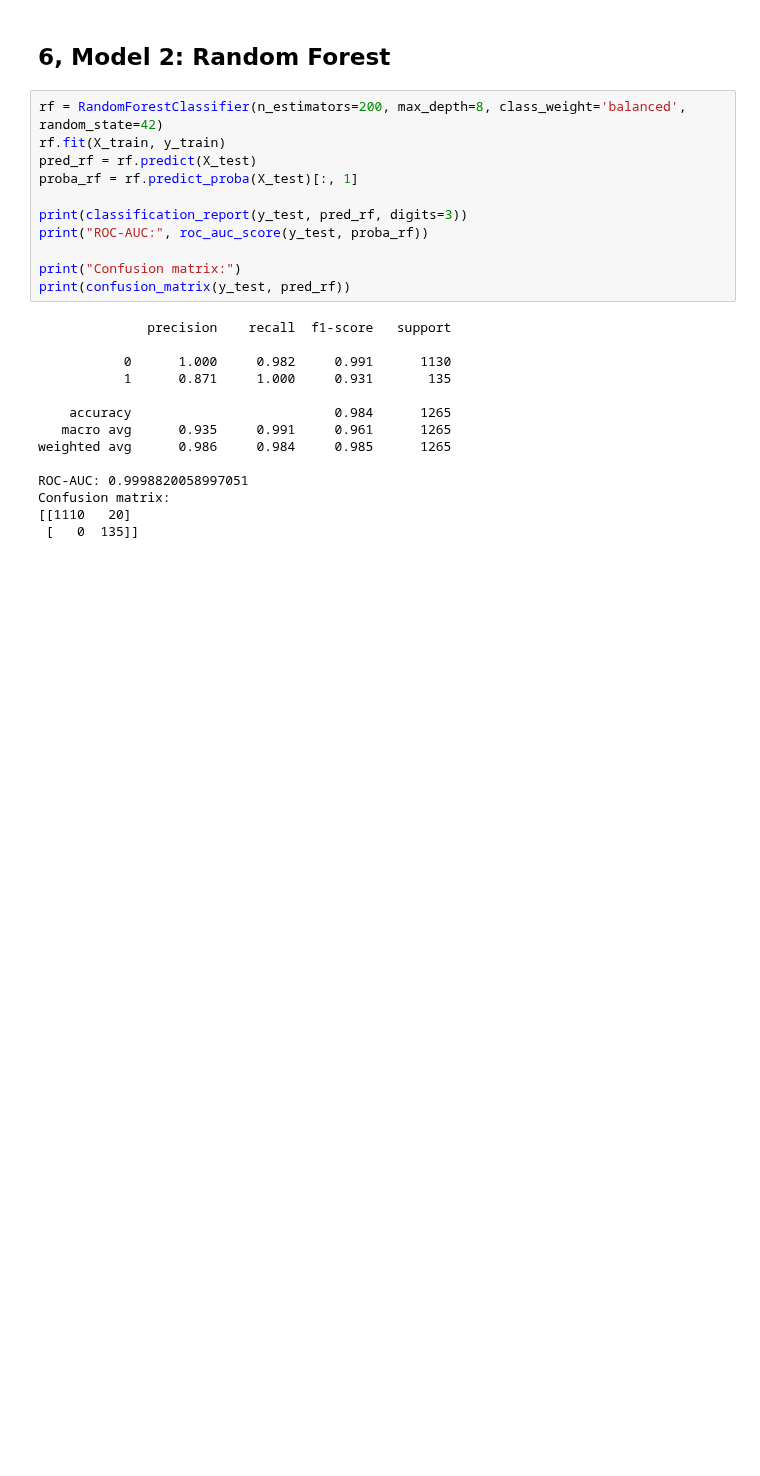
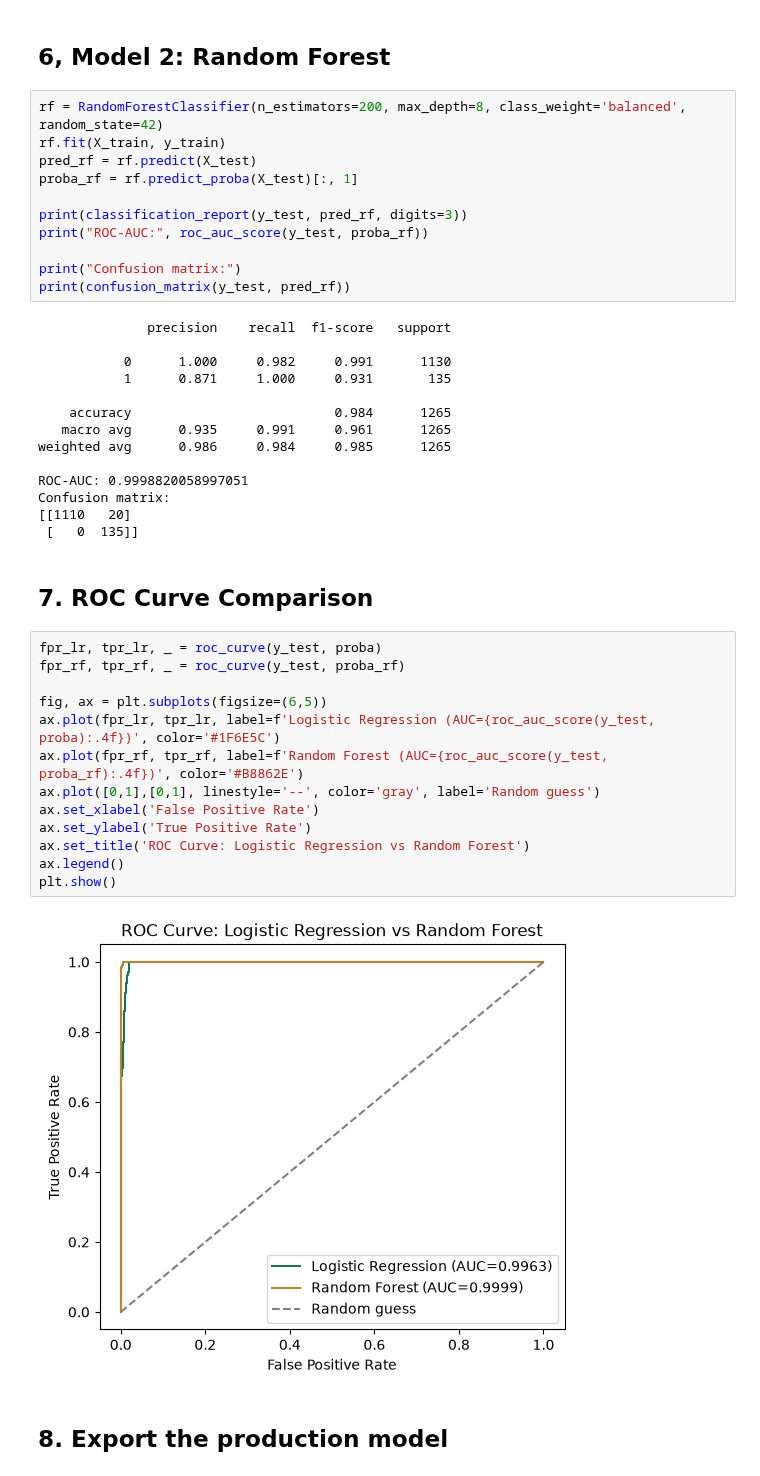
Before and after one commit to sumitadhikari7/SecureHub, a Jupyter notebook: machine-learning/Shill_Bidding_Model_Training.ipynb, the cells around one changed output. Saved outputs shown, nothing was run; the diff lists cells and outputs as text; blank space fills up the shorter version.

```diff
--- a/machine-learning/Shill_Bidding_Model_Training.ipynb
+++ b/machine-learning/Shill_Bidding_Model_Training.ipynb
@@ -202,3 +202,22 @@ ROC-AUC: 0.9998820058997051
 Confusion matrix:
 [[1110   20]
  [   0  135]]
+# %% [markdown]
+## 7. ROC Curve Comparison
+# %%
+fpr_lr, tpr_lr, _ = roc_curve(y_test, proba)
+fpr_rf, tpr_rf, _ = roc_curve(y_test, proba_rf)
+
+fig, ax = plt.subplots(figsize=(6,5))
+ax.plot(fpr_lr, tpr_lr, label=f'Logistic Regression (AUC={roc_auc_score(y_test, proba):.4f})', color='#1F6E5C')
+ax.plot(fpr_rf, tpr_rf, label=f'Random Forest (AUC={roc_auc_score(y_test, proba_rf):.4f})', color='#B8862E')
+ax.plot([0,1],[0,1], linestyle='--', color='gray', label='Random guess')
+ax.set_xlabel('False Positive Rate')
+ax.set_ylabel('True Positive Rate')
+ax.set_title('ROC Curve: Logistic Regression vs Random Forest')
+ax.legend()
+plt.show()
+# %% [output]
+[figure, added]
+# %% [markdown]
+## 8. Export the production model
```
Also changed, not shown: parts of 1 cell of this notebook.
